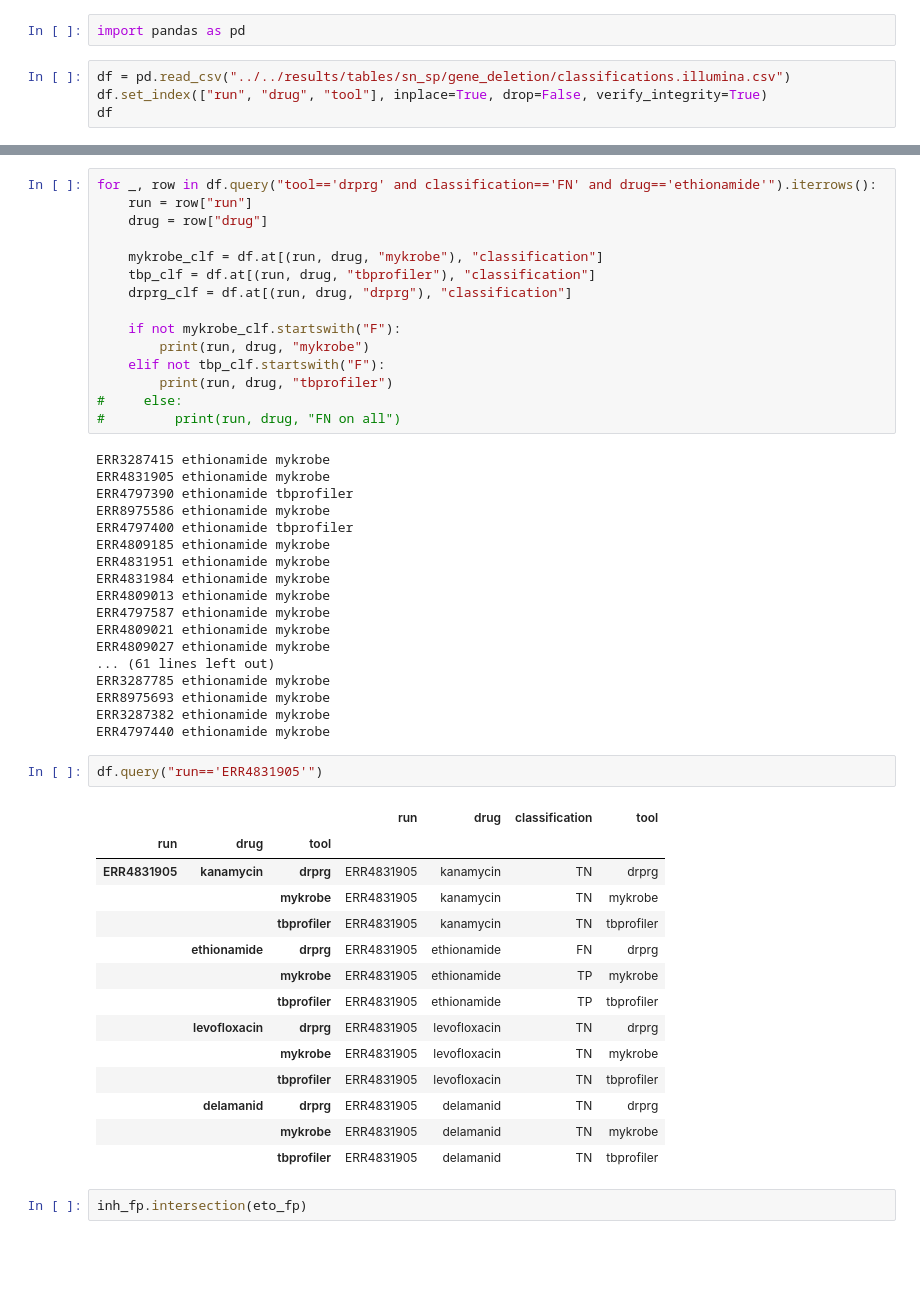
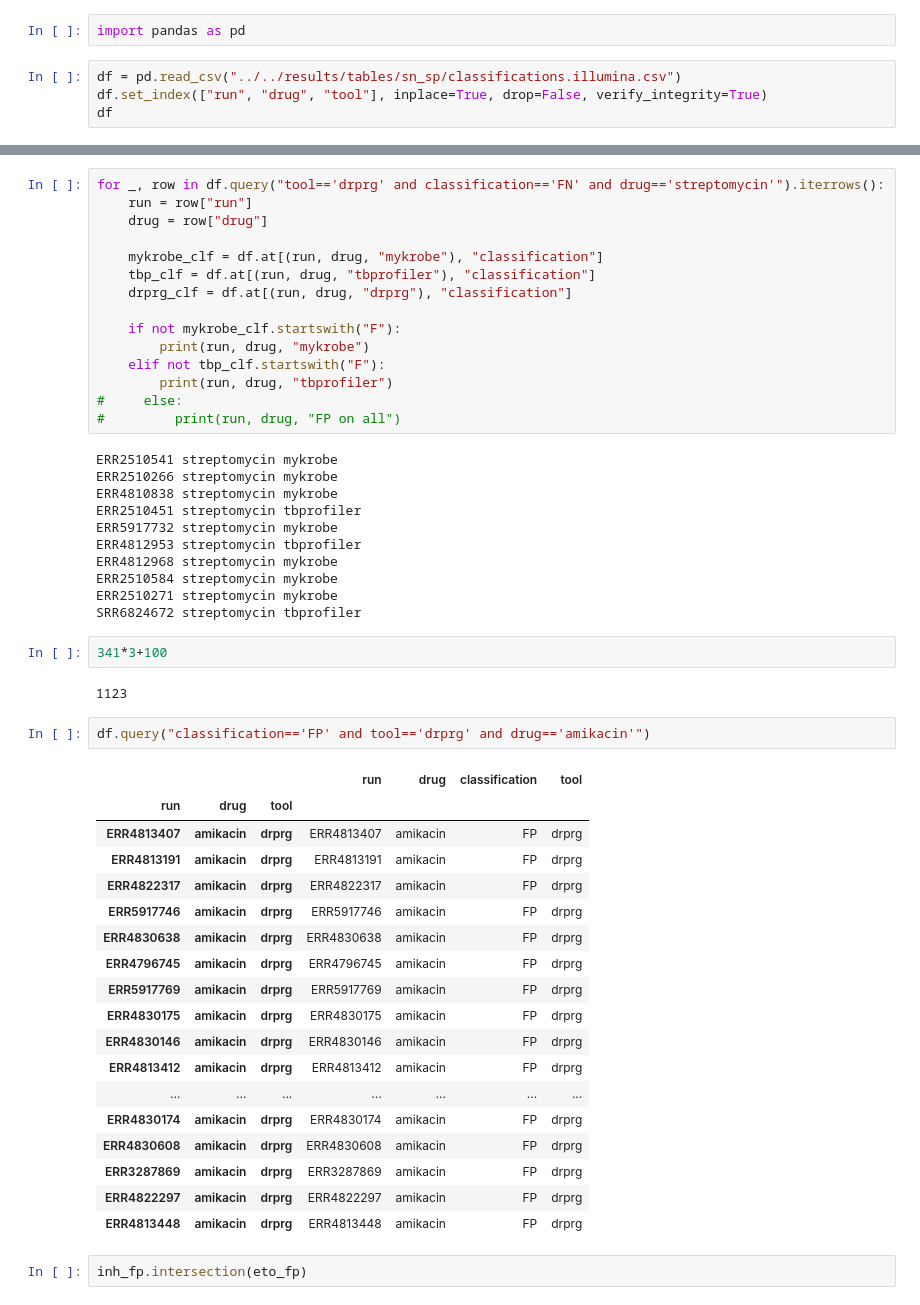
Before and after one commit to mbhall88/drprg, a Jupyter notebook: paper/workflow/notebook/improve_sn_and_sp.ipynb, the cells around one changed output, grey strips where cells are left out. Cells and saved outputs as stored; diff of their text form; blank space fills up the shorter version.

```diff
--- a/paper/workflow/notebook/improve_sn_and_sp.ipynb
+++ b/paper/workflow/notebook/improve_sn_and_sp.ipynb
@@ -1,7 +1,7 @@
 # %%
 import pandas as pd
 # %%
-df = pd.read_csv("../../results/tables/sn_sp/gene_deletion/classifications.illumina.csv")
+df = pd.read_csv("../../results/tables/sn_sp/classifications.illumina.csv")
 df.set_index(["run", "drug", "tool"], inplace=True, drop=False, verify_integrity=True)
 df
 # %% [output]
@@ -39,5 +22,5 @@ df.query("tool=='drprg' and drug=='rifampicin' and classification=='TP'")
 # %%
-for _, row in df.query("tool=='drprg' and classification=='FN' and drug=='ethionamide'").iterrows():
+for _, row in df.query("tool=='drprg' and classification=='FN' and drug=='streptomycin'").iterrows():
     run = row["run"]
     drug = row["drug"]
 
@@ -50,42 +33,43 @@ for _, row in df.query("tool=='drprg' and classification=='FN' and drug=='ethion
     elif not tbp_clf.startswith("F"):
         print(run, drug, "tbprofiler")
 #     else:
-#         print(run, drug, "FN on all")
+#         print(run, drug, "FP on all")
 # %% [output]
-ERR3287415 ethionamide mykrobe
-ERR4831905 ethionamide mykrobe
-ERR4797390 ethionamide tbprofiler
-ERR8975586 ethionamide mykrobe
-ERR4797400 ethionamide tbprofiler
-ERR4809185 ethionamide mykrobe
-ERR4831951 ethionamide mykrobe
-ERR4831984 ethionamide mykrobe
-ERR4809013 ethionamide mykrobe
-ERR4797587 ethionamide mykrobe
-ERR4809021 ethionamide mykrobe
-ERR4809027 ethionamide mykrobe
-... (61 lines left out)
-ERR3287785 ethionamide mykrobe
-ERR8975693 ethionamide mykrobe
-ERR3287382 ethionamide mykrobe
-ERR4797440 ethionamide mykrobe
+ERR2510541 streptomycin mykrobe
+ERR2510266 streptomycin mykrobe
+ERR4810838 streptomycin mykrobe
+ERR2510451 streptomycin tbprofiler
+ERR5917732 streptomycin mykrobe
+ERR4812953 streptomycin tbprofiler
+ERR4812968 streptomycin mykrobe
+ERR2510584 streptomycin mykrobe
+ERR2510271 streptomycin mykrobe
+SRR6824672 streptomycin tbprofiler
+# %%
+341*3+100
+# %% [output]
+1123
 # %%
-df.query("run=='ERR4831905'")
+df.query("classification=='FP' and tool=='drprg' and drug=='amikacin'")
 # %% [output]
 |  |  |  | run | drug | classification | tool |
 | run | drug | tool |  |  |  |  |
-| ERR4831905 | kanamycin | drprg | ERR4831905 | kanamycin | TN | drprg |
-|  |  | mykrobe | ERR4831905 | kanamycin | TN | mykrobe |
-|  |  | tbprofiler | ERR4831905 | kanamycin | TN | tbprofiler |
-|  | ethionamide | drprg | ERR4831905 | ethionamide | FN | drprg |
-|  |  | mykrobe | ERR4831905 | ethionamide | TP | mykrobe |
-|  |  | tbprofiler | ERR4831905 | ethionamide | TP | tbprofiler |
-|  | levofloxacin | drprg | ERR4831905 | levofloxacin | TN | drprg |
-|  |  | mykrobe | ERR4831905 | levofloxacin | TN | mykrobe |
-|  |  | tbprofiler | ERR4831905 | levofloxacin | TN | tbprofiler |
-|  | delamanid | drprg | ERR4831905 | delamanid | TN | drprg |
-|  |  | mykrobe | ERR4831905 | delamanid | TN | mykrobe |
-|  |  | tbprofiler | ERR4831905 | delamanid | TN | tbprofiler |
+| ERR4813407 | amikacin | drprg | ERR4813407 | amikacin | FP | drprg |
+| ERR4813191 | amikacin | drprg | ERR4813191 | amikacin | FP | drprg |
+| ERR4822317 | amikacin | drprg | ERR4822317 | amikacin | FP | drprg |
+| ERR5917746 | amikacin | drprg | ERR5917746 | amikacin | FP | drprg |
+| ERR4830638 | amikacin | drprg | ERR4830638 | amikacin | FP | drprg |
+| ERR4796745 | amikacin | drprg | ERR4796745 | amikacin | FP | drprg |
+| ERR5917769 | amikacin | drprg | ERR5917769 | amikacin | FP | drprg |
+| ERR4830175 | amikacin | drprg | ERR4830175 | amikacin | FP | drprg |
+| ERR4830146 | amikacin | drprg | ERR4830146 | amikacin | FP | drprg |
+| ERR4813412 | amikacin | drprg | ERR4813412 | amikacin | FP | drprg |
+| ... | ... | ... | ... | ... | ... | ... |
+| ERR4830174 | amikacin | drprg | ERR4830174 | amikacin | FP | drprg |
+| ERR4830608 | amikacin | drprg | ERR4830608 | amikacin | FP | drprg |
+| ERR3287869 | amikacin | drprg | ERR3287869 | amikacin | FP | drprg |
+| ERR4822297 | amikacin | drprg | ERR4822297 | amikacin | FP | drprg |
+| ERR4813448 | amikacin | drprg | ERR4813448 | amikacin | FP | drprg |
 # %%
 inh_fp.intersection(eto_fp)
 # %% [output]
```
Also changed, not shown: parts of 7 cells of this notebook, 1 other file.
